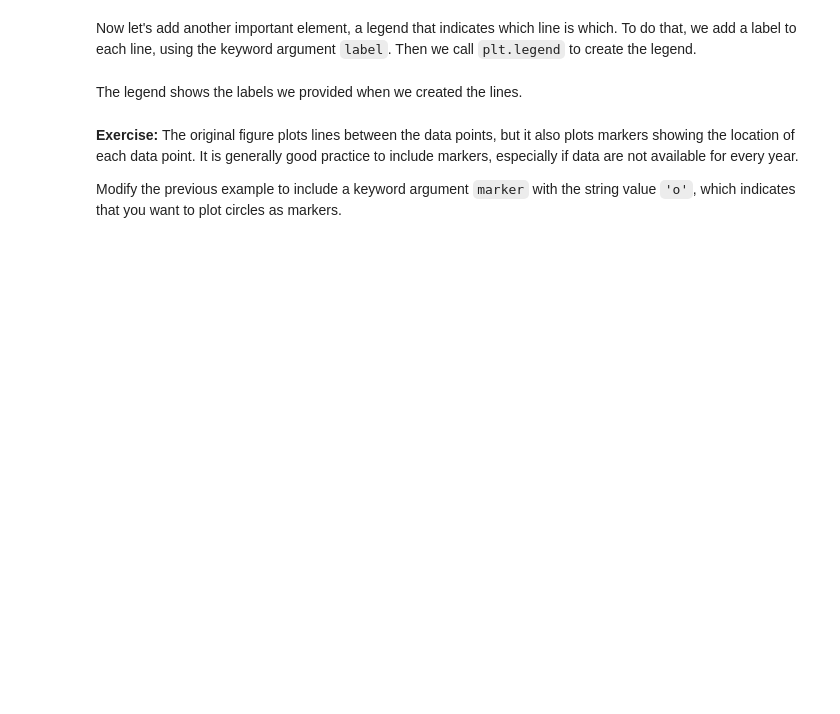
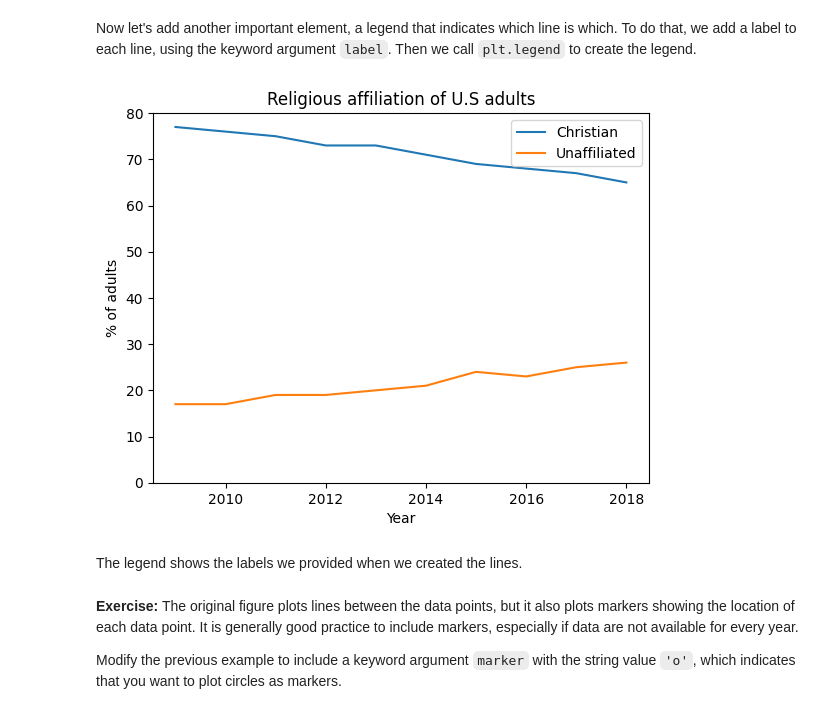
Before and after one commit to csommerl/ElementsOfDataScience, a Jupyter notebook: 06_plotting.ipynb, the cells around one changed output. Cells and saved outputs as stored; diff of their text form; code cells hidden in the pictures; blank space fills up the shorter version.

```diff
--- a/06_plotting.ipynb
+++ b/06_plotting.ipynb
@@ -125,12 +161,15 @@ Then we call `plt.legend` to create the legend.
 # %%
 plt.plot(year, christian, label='Christian')
 plt.plot(year, unaffiliated, label='Unaffiliated')
 
 plt.ylim([0, 80])
 plt.xlabel('Year')
 plt.ylabel('% of adults')
 plt.title('Religious affiliation of U.S adults')
-plt.legend();
+plt.legend()
+plt;
+# %% [output]
+[figure, added]
 # %% [markdown]
 The legend shows the labels we provided when we created the lines.
 # %% [markdown]
```
Also changed, not shown: parts of 24 cells of this notebook.
